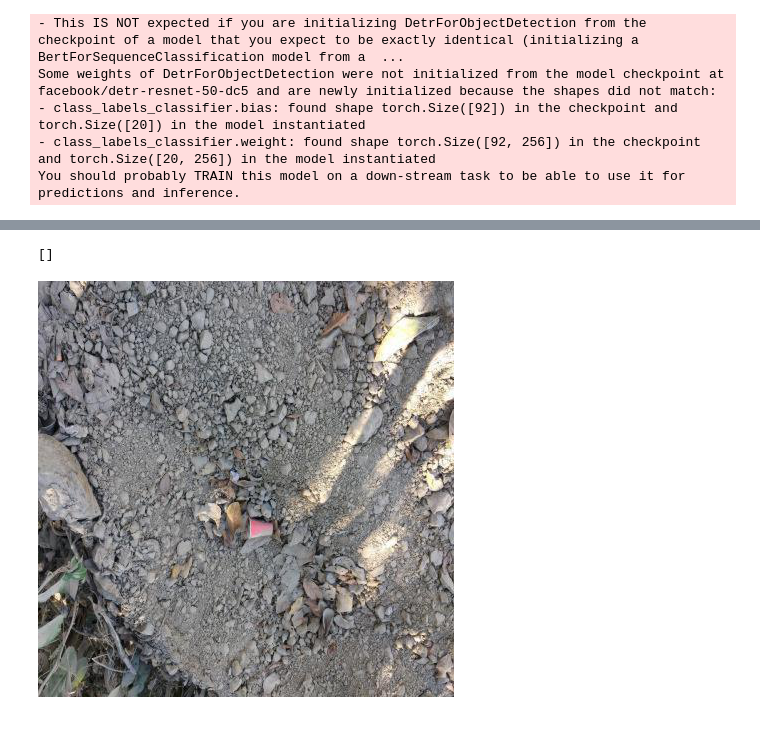
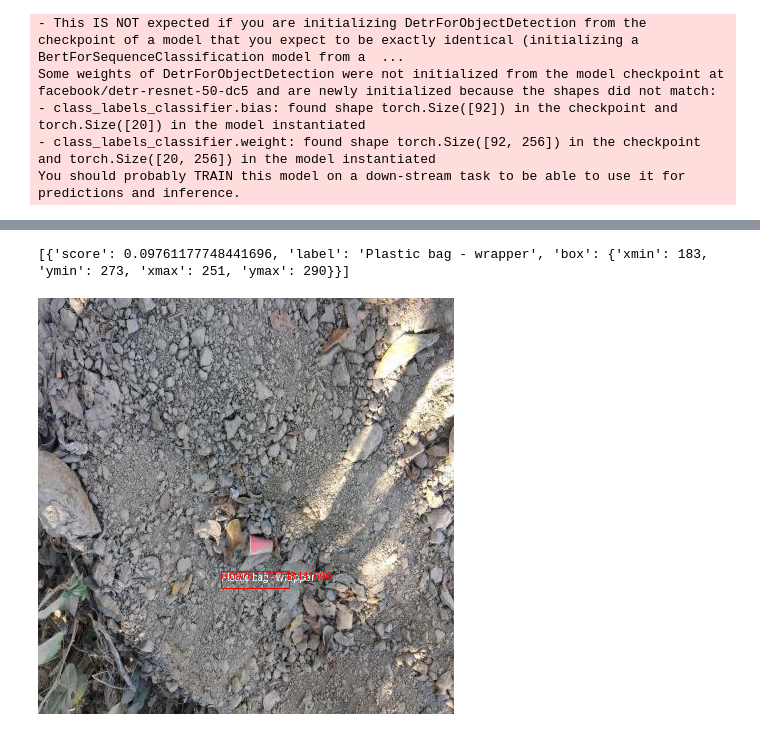
Before and after one commit to isaac-berlin/CV_Garbage_Detection, a Jupyter notebook: src/huggingface_tutorial.ipynb, the cells around one changed output, grey strips where cells are left out. Drawn from its saved outputs; the diff is of its cells as text; code cells hidden in the pictures.

```diff
--- a/src/huggingface_tutorial.ipynb
+++ b/src/huggingface_tutorial.ipynb
@@ -348,10 +348,10 @@ from transformers import pipeline
 img = Image.open(r"C:\Users\isaac\dev\CV_Garbage_Detection\Data\valid\000000_jpg.rf.3e423775890c603be15c334674c68713.jpg")
 obj = pipeline("object-detection", model="detr-resnet-50-finetuned-v1", device=0)
 
-res = obj(valid_dataset[7]["image"])
+res = obj(valid_dataset[7]["image"], threshold=0.09)
 print(res)
 # %% [output]
-[]
+[{'score': 0.09761177748441696, 'label': 'Plastic bag - wrapper', 'box': {'xmin': 183, 'ymin': 273, 'xmax': 251, 'ymax': 290}}]
 # %%
 def plot_results(image, results, threshold=0.7):
     image = Image.fromarray(np.uint8(image))
@@ -371,6 +371,6 @@ def plot_results(image, results, threshold=0.7):
             )
     return image
 # %%
-plot_results(img, res)
+plot_results(img, res, threshold=0.09)
 # %% [output]
-[figure, old version]
+[figure, new version]
```
Also changed, not shown: parts of 6 cells of this notebook.
